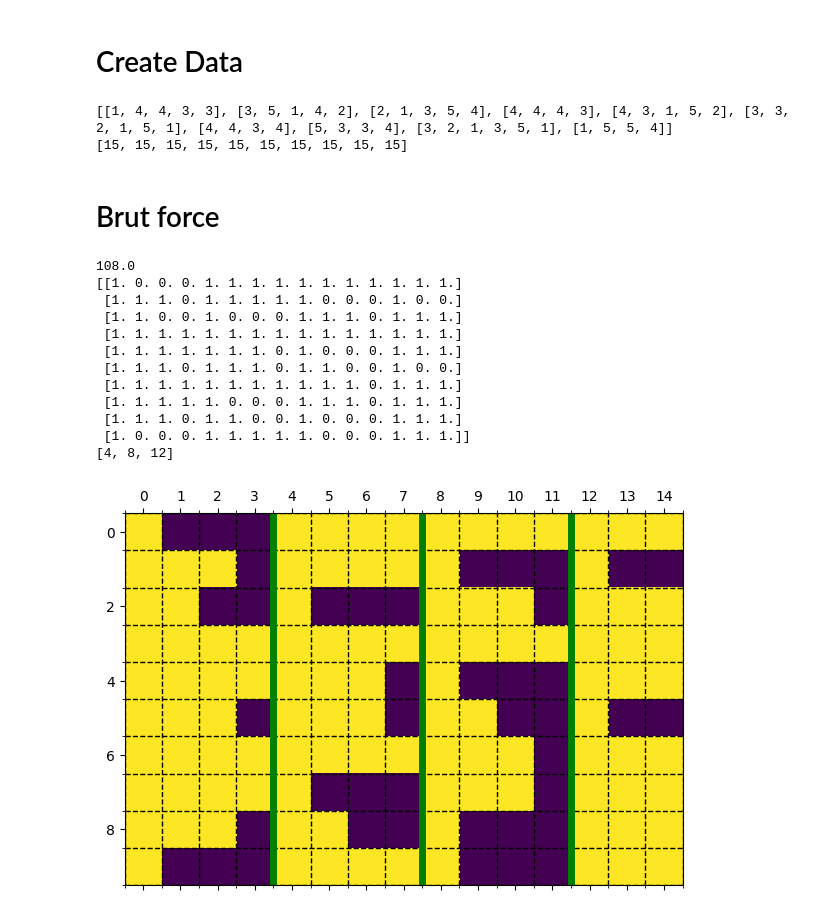
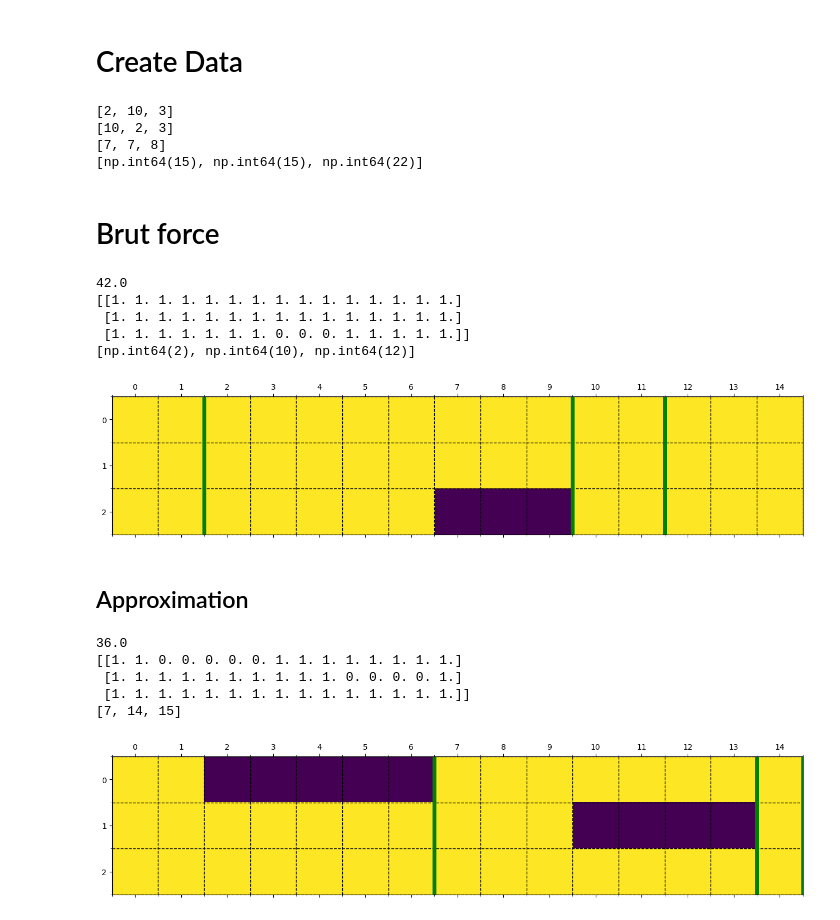
Before and after one commit to BeneWim/planes, a Jupyter notebook: initial_test.ipynb, the cells around one changed output. Drawn from its saved outputs; the diff is of its cells as text; code cells hidden in the pictures.

Commit message:
Add a started approximation

```diff
--- a/initial_test.ipynb
+++ b/initial_test.ipynb
@@ -11,13 +9,20 @@ from visualizer import Visualizer
 # %% [markdown]
 # Create Data
 # %%
-data = Data(T=15, num_bells=3, num_teams=10)
+num_bells = 3
+num_teams = 3
+T = 15
+data = Data(T=T, num_bells=num_bells, num_teams=num_teams)
 
-print(data.plane_services)
+# print(data.plane_services)
+for line in data.plane_services:
+    print([int(x) for x in line])
 
 print([sum(line) for line in data.plane_services])
 # %% [output]
-[[1, 4, 4, 3, 3], [3, 5, 1, 4, 2], [2, 1, 3, 5, 4], [4, 4, 4, 3], [4, 3, 1, 5, 2], [3, 3, 2, 1, 5, 1], [4, 4, 3, 4], [5, 3, 3, 4], [3, 2, 1, 3, 5, 1], [1, 5, 5, 4]]
-[15, 15, 15, 15, 15, 15, 15, 15, 15, 15]
+[2, 10, 3]
+[10, 2, 3]
+[7, 7, 8]
+[np.int64(15), np.int64(15), np.int64(22)]
 # %% [markdown]
 # Brut force
@@ -26,25 +29,38 @@ bruteforce = Brutforce(data)
 # %%
+bruteforce = Brutforce(data)
 sol = bruteforce.solve()
 
 print(sol[0])
 print(sol[1])
 print(sol[2])
 # %% [output]
-108.0
-[[1. 0. 0. 0. 1. 1. 1. 1. 1. 1. 1. 1. 1. 1. 1.]
- [1. 1. 1. 0. 1. 1. 1. 1. 1. 0. 0. 0. 1. 0. 0.]
- [1. 1. 0. 0. 1. 0. 0. 0. 1. 1. 1. 0. 1. 1. 1.]
+42.0
+[[1. 1. 1. 1. 1. 1. 1. 1. 1. 1. 1. 1. 1. 1. 1.]
  [1. 1. 1. 1. 1. 1. 1. 1. 1. 1. 1. 1. 1. 1. 1.]
- [1. 1. 1. 1. 1. 1. 1. 0. 1. 0. 0. 0. 1. 1. 1.]
- [1. 1. 1. 0. 1. 1. 1. 0. 1. 1. 0. 0. 1. 0. 0.]
- [1. 1. 1. 1. 1. 1. 1. 1. 1. 1. 1. 0. 1. 1. 1.]
- [1. 1. 1. 1. 1. 0. 0. 0. 1. 1. 1. 0. 1. 1. 1.]
- [1. 1. 1. 0. 1. 1. 0. 0. 1. 0. 0. 0. 1. 1. 1.]
- [1. 0. 0. 0. 1. 1. 1. 1. 1. 0. 0. 0. 1. 1. 1.]]
-[4, 8, 12]
+ [1. 1. 1. 1. 1. 1. 1. 0. 0. 0. 1. 1. 1. 1. 1.]]
+[np.int64(2), np.int64(10), np.int64(12)]
 # %%
 visualizer = Visualizer(bruteforce)
+visualizer.show_schedule()
+# %% [output]
+[figure, added]
+# %% [markdown]
+## Approximation
+# %%
+approximation = Approximation(data)
+approx_sol = approximation.solve()
+
+print(approx_sol[0])
+print(approx_sol[1])
+print(approx_sol[2])
+# %% [output]
+36.0
+[[1. 1. 0. 0. 0. 0. 0. 1. 1. 1. 1. 1. 1. 1. 1.]
+ [1. 1. 1. 1. 1. 1. 1. 1. 1. 1. 0. 0. 0. 0. 1.]
+ [1. 1. 1. 1. 1. 1. 1. 1. 1. 1. 1. 1. 1. 1. 1.]]
+[7, 14, 15]
 # %%
+visualizer = Visualizer(approximation)
 visualizer.show_schedule()
 # %% [output]
-[figure, old version]
+[figure, new version]
```
Also changed, not shown: parts of 10 cells of this notebook, 3 other files.
